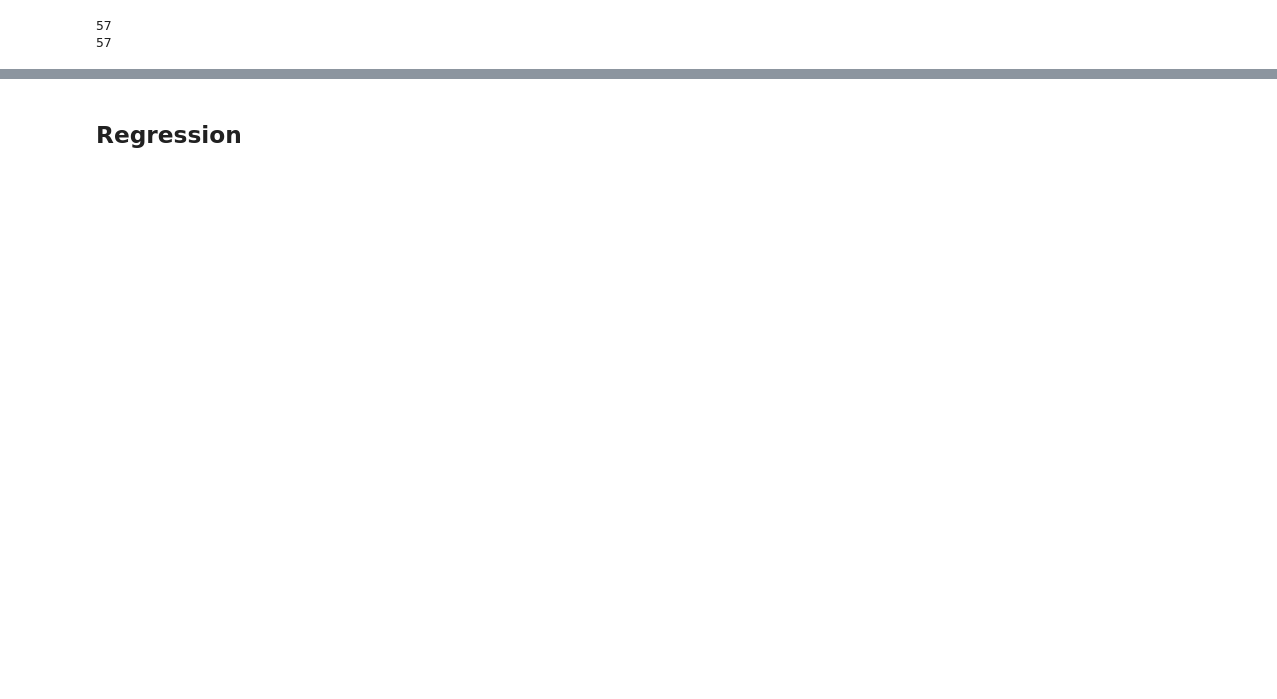
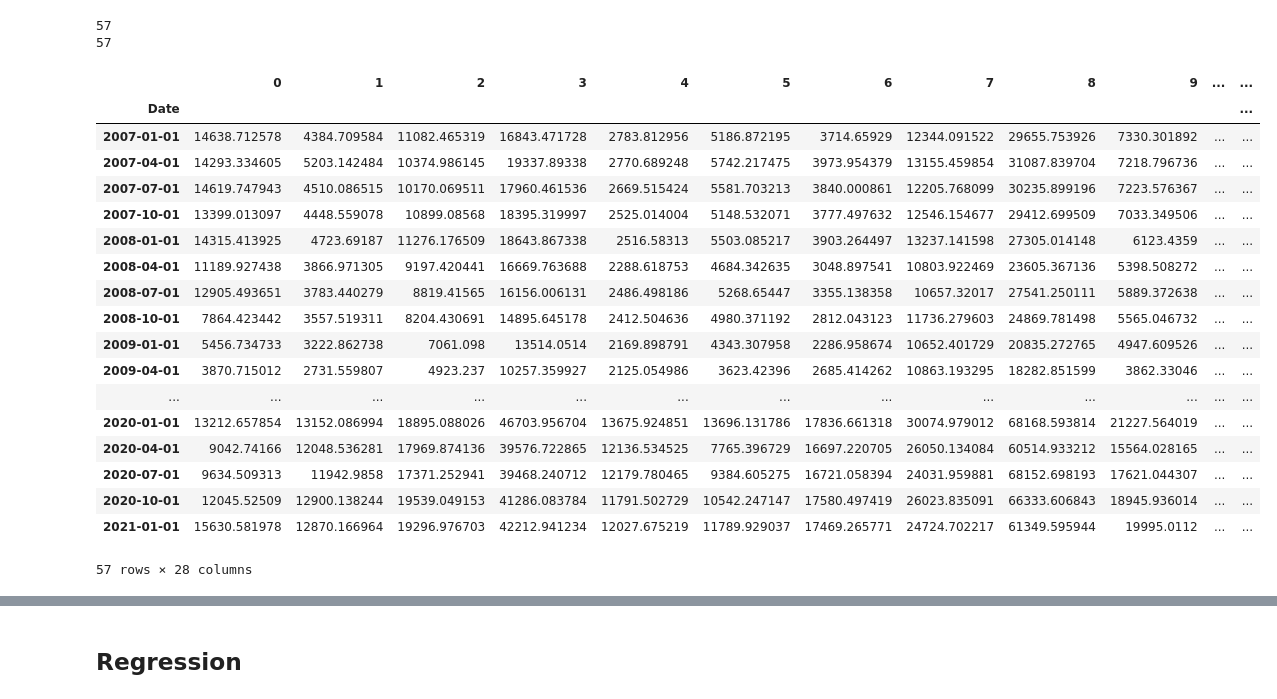
Before and after one commit to lorenvtvss/Digital_Tools_for_Finance, a Jupyter notebook: notebooks/main.ipynb, the cells around one changed output, grey strips where cells are left out. Saved outputs shown, nothing was run; the diff lists cells and outputs as text; code cells hidden in the pictures; blank space fills up the shorter version.

```diff
--- a/notebooks/main.ipynb
+++ b/notebooks/main.ipynb
@@ -125,57 +121,89 @@ communication = communication.dropna(axis=1)
 communication = communication.tail(-3)
 communication.columns = np.arange(len(communication.columns))
 communication = communication.set_index(data_factors_merged.index)
-
+communication = communication/1000000
 
 consumerdisc = consumerdisc.dropna(axis=1)
 consumerdisc = consumerdisc.tail(-3)
 consumerdisc.columns = np.arange(len(consumerdisc.columns))
 consumerdisc = consumerdisc.set_index(data_factors_merged.index)
+consumerdisc = consumerdisc/1000000
 
 consumerstap = consumerstap.dropna(axis=1)
 consumerstap = consumerstap.tail(-3)
 consumerstap.columns = np.arange(len(consumerstap.columns))
 consumerstap = consumerstap.set_index(data_factors_merged.index)
+consumerstap = consumerstap/1000000
 
 energy = energy.dropna(axis=1)
 energy = energy.tail(-3)
 energy.columns = np.arange(len(energy.columns))
 energy = energy.set_index(data_factors_merged.index)
+energy = energy/1000000
 
 financials = financials.dropna(axis=1)
 financials = financials.tail(-3)
 financials.columns = np.arange(len(financials.columns))
 financials = financials.set_index(data_factors_merged.index)
+financials = financials/1000000
 
 healthcare = healthcare.dropna(axis=1)
 healthcare = healthcare.tail(-3)
 healthcare.columns = np.arange(len(healthcare.columns))
 healthcare = healthcare.set_index(data_factors_merged.index)
+healthcare = healthcare/1000000
 
 industrials = industrials.dropna(axis=1)
 industrials = industrials.tail(-3)
 industrials.columns = np.arange(len(industrials.columns))
 industrials = industrials.set_index(data_factors_merged.index)
+industrials = industrials/1000000
 
 informationtech = informationtech.dropna(axis=1)
 informationtech = informationtech.tail(-3)
 informationtech.columns = np.arange(len(informationtech.columns))
 informationtech = informationtech.set_index(data_factors_merged.index)
+informationtech = informationtech/1000000
 
 materials = materials.dropna(axis=1)
 materials = materials.tail(-3)
 materials.columns = np.arange(len(materials.columns))
 materials = materials.set_index(data_factors_merged.index)
+materials = materials/1000000
 
 realestate = realestate.dropna(axis=1)
 realestate = realestate.tail(-3)
 realestate.columns = np.arange(len(realestate.columns))
 realestate = realestate.set_index(data_factors_merged.index)
+realestate = realestate/1000000
 
 utilities = utilities.dropna(axis=1)
 utilities = utilities.tail(-3)
 utilities.columns = np.arange(len(utilities.columns))
 utilities = utilities.set_index(data_factors_merged.index)
+utilities = utilities/1000000
+
+utilities
+# %% [output]
+|  | 0 | 1 | 2 | 3 | 4 | 5 | 6 | 7 | 8 | 9 | ... | ... |
+| Date |  |  |  |  |  |  |  |  |  |  |  | ... |
+| 2007-01-01 | 14638.712578 | 4384.709584 | 11082.465319 | 16843.471728 | 2783.812956 | 5186.872195 | 3714.65929 | 12344.091522 | 29655.753926 | 7330.301892 | ... | ... |
+| 2007-04-01 | 14293.334605 | 5203.142484 | 10374.986145 | 19337.89338 | 2770.689248 | 5742.217475 | 3973.954379 | 13155.459854 | 31087.839704 | 7218.796736 | ... | ... |
+| 2007-07-01 | 14619.747943 | 4510.086515 | 10170.069511 | 17960.461536 | 2669.515424 | 5581.703213 | 3840.000861 | 12205.768099 | 30235.899196 | 7223.576367 | ... | ... |
+| 2007-10-01 | 13399.013097 | 4448.559078 | 10899.08568 | 18395.319997 | 2525.014004 | 5148.532071 | 3777.497632 | 12546.154677 | 29412.699509 | 7033.349506 | ... | ... |
+| 2008-01-01 | 14315.413925 | 4723.69187 | 11276.176509 | 18643.867338 | 2516.58313 | 5503.085217 | 3903.264497 | 13237.141598 | 27305.014148 | 6123.4359 | ... | ... |
+| 2008-04-01 | 11189.927438 | 3866.971305 | 9197.420441 | 16669.763688 | 2288.618753 | 4684.342635 | 3048.897541 | 10803.922469 | 23605.367136 | 5398.508272 | ... | ... |
+| 2008-07-01 | 12905.493651 | 3783.440279 | 8819.41565 | 16156.006131 | 2486.498186 | 5268.65447 | 3355.138358 | 10657.32017 | 27541.250111 | 5889.372638 | ... | ... |
+| 2008-10-01 | 7864.423442 | 3557.519311 | 8204.430691 | 14895.645178 | 2412.504636 | 4980.371192 | 2812.043123 | 11736.279603 | 24869.781498 | 5565.046732 | ... | ... |
+| 2009-01-01 | 5456.734733 | 3222.862738 | 7061.098 | 13514.0514 | 2169.898791 | 4343.307958 | 2286.958674 | 10652.401729 | 20835.272765 | 4947.609526 | ... | ... |
+| 2009-04-01 | 3870.715012 | 2731.559807 | 4923.237 | 10257.359927 | 2125.054986 | 3623.42396 | 2685.414262 | 10863.193295 | 18282.851599 | 3862.33046 | ... | ... |
+| ... | ... | ... | ... | ... | ... | ... | ... | ... | ... | ... | ... | ... |
+| 2020-01-01 | 13212.657854 | 13152.086994 | 18895.088026 | 46703.956704 | 13675.924851 | 13696.131786 | 17836.661318 | 30074.979012 | 68168.593814 | 21227.564019 | ... | ... |
+| 2020-04-01 | 9042.74166 | 12048.536281 | 17969.874136 | 39576.722865 | 12136.534525 | 7765.396729 | 16697.220705 | 26050.134084 | 60514.933212 | 15564.028165 | ... | ... |
+| 2020-07-01 | 9634.509313 | 11942.9858 | 17371.252941 | 39468.240712 | 12179.780465 | 9384.605275 | 16721.058394 | 24031.959881 | 68152.698193 | 17621.044307 | ... | ... |
+| 2020-10-01 | 12045.52509 | 12900.138244 | 19539.049153 | 41286.083784 | 11791.502729 | 10542.247147 | 17580.497419 | 26023.835091 | 66333.606843 | 18945.936014 | ... | ... |
+| 2021-01-01 | 15630.581978 | 12870.166964 | 19296.976703 | 42212.941234 | 12027.675219 | 11789.929037 | 17469.265771 | 24724.702217 | 61349.595944 | 19995.0112 | ... | ... |
+57 rows × 28 columns
 # %%
 # take average mcap of each sector
 data_factors_merged['mean_communication'] = communication.mean(axis=1)
```
Also changed, not shown: parts of 9 cells of this notebook.
